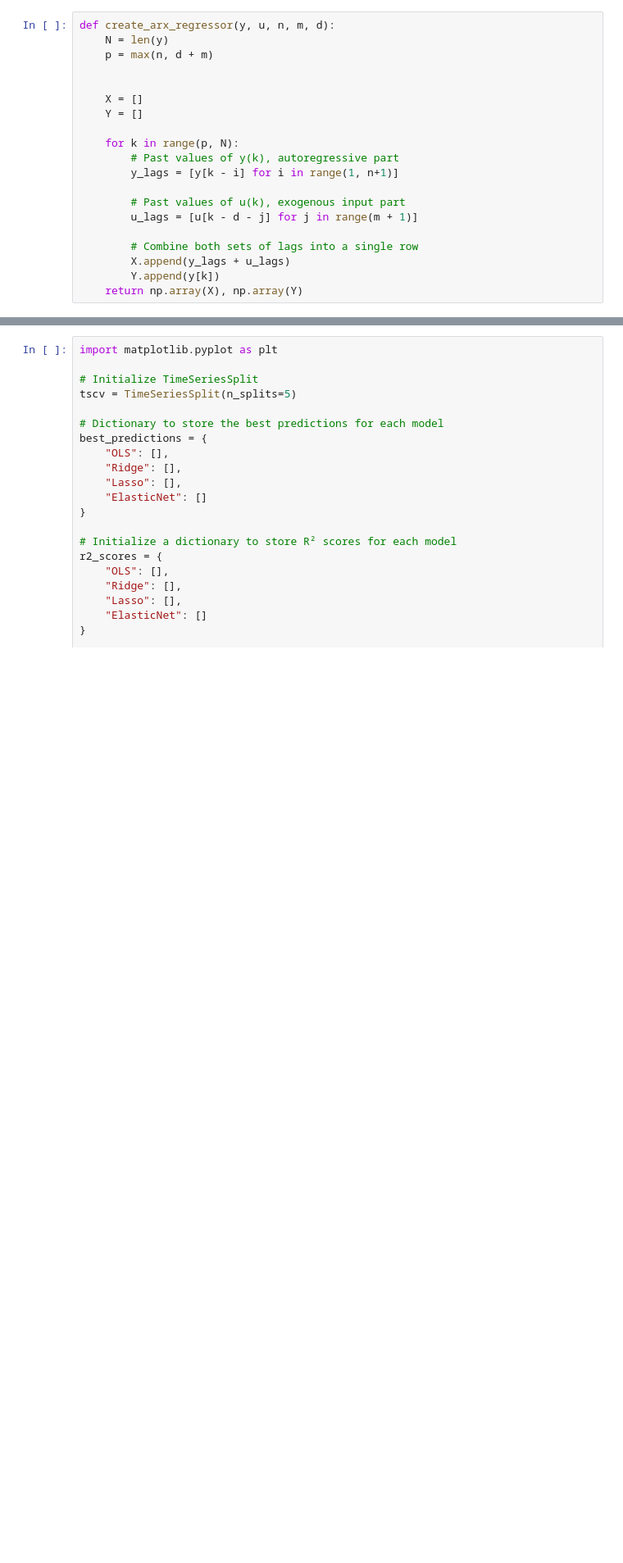
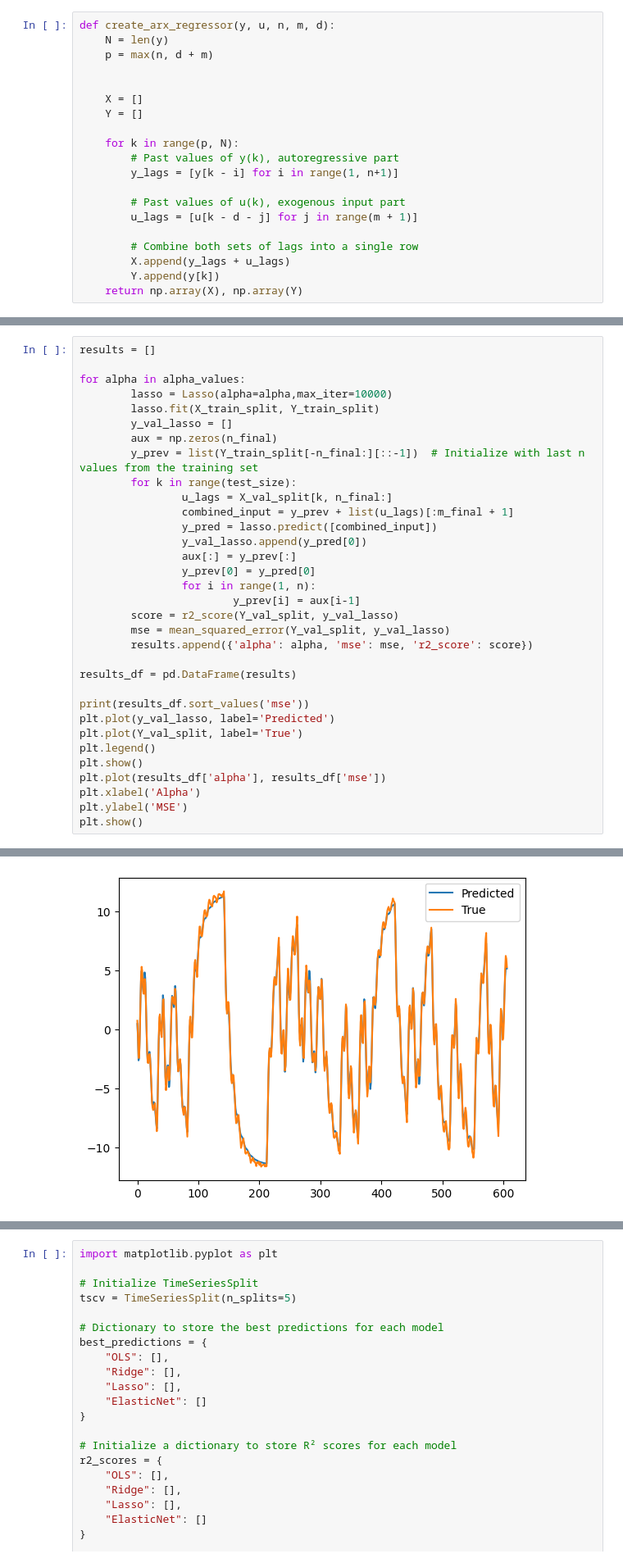
Before and after one commit to goncalomachadoribeiro/Machine-Learning-1st-Semester-2024-2025, a Jupyter notebook: Project/Problem_1_Task_2/P1_T2.ipynb, the cells around one changed output, grey strips where cells are left out. Shown at 82% size. Saved outputs shown, nothing was run; the diff lists cells and outputs as text; blank space fills up the shorter version.

```diff
--- a/Project/Problem_1_Task_2/P1_T2.ipynb
+++ b/Project/Problem_1_Task_2/P1_T2.ipynb
@@ -98,0 +185,34 @@ Best n, m, d: {'n': 6, 'm': 9, 'd': 6}, with R² score: 0.9995393003054384
+# %%
+results = []
+
+for alpha in alpha_values:
+        lasso = Lasso(alpha=alpha,max_iter=10000)
+        lasso.fit(X_train_split, Y_train_split)
+        y_val_lasso = []
+        aux = np.zeros(n_final)
+        y_prev = list(Y_train_split[-n_final:][::-1])  # Initialize with last n values from the training set
+        for k in range(test_size):
+                u_lags = X_val_split[k, n_final:]
+                combined_input = y_prev + list(u_lags)[:m_final + 1]
+                y_pred = lasso.predict([combined_input])
+                y_val_lasso.append(y_pred[0])
+                aux[:] = y_prev[:]
+                y_prev[0] = y_pred[0]
+                for i in range(1, n):
+                        y_prev[i] = aux[i-1]
+        score = r2_score(Y_val_split, y_val_lasso)
+        mse = mean_squared_error(Y_val_split, y_val_lasso)
+        results.append({'alpha': alpha, 'mse': mse, 'r2_score': score})
+
+results_df = pd.DataFrame(results)
+
+print(results_df.sort_values('mse'))
+plt.plot(y_val_lasso, label='Predicted')
+plt.plot(Y_val_split, label='True')
+plt.legend()
+plt.show()
+plt.plot(results_df['alpha'], results_df['mse'])
+plt.xlabel('Alpha')
+plt.ylabel('MSE')
+plt.show()
+# %% [output]
@@ -98,0 +233 @@ Best n, m, d: {'n': 6, 'm': 9, 'd': 6}, with R² score: 0.9995393003054384
+[figure, added]
```
Also changed, not shown: parts of 8 cells of this notebook.
